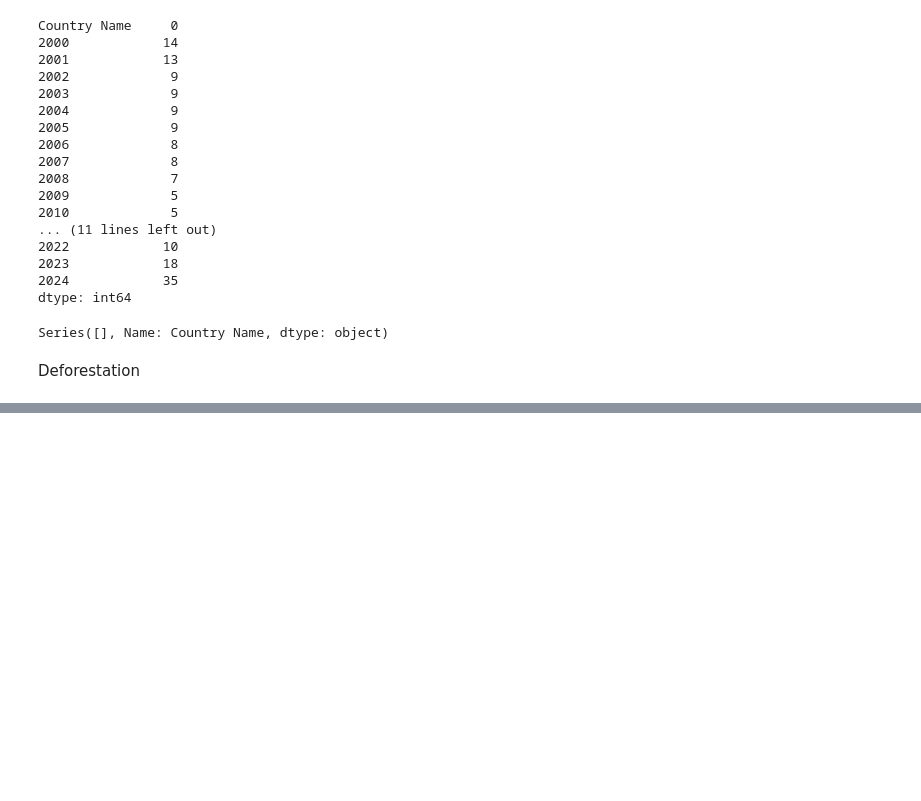
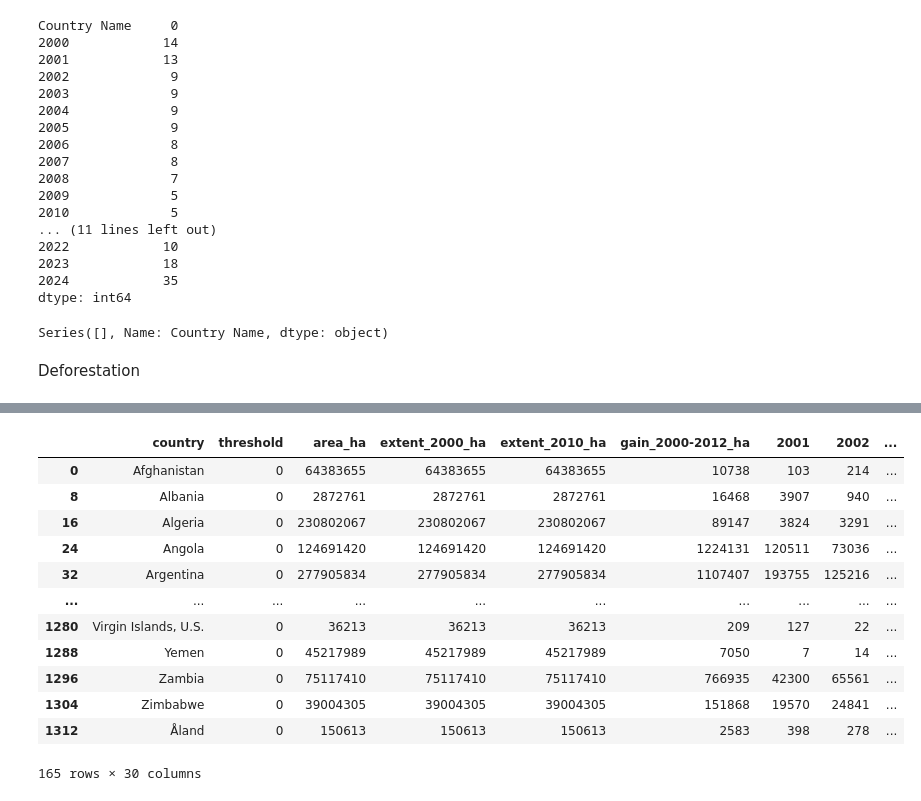
Before and after one commit to tai040102/Data-mining-global-co2-emissions, a Jupyter notebook: processing_data/process_data.ipynb, the cells around one changed output, grey strips where cells are left out. Drawn from its saved outputs; the diff is of its cells as text; code cells hidden in the pictures; blank space fills up the shorter version.

```diff
--- a/processing_data/process_data.ipynb
+++ b/processing_data/process_data.ipynb
@@ -197,0 +220,16 @@ df_deforestation
+# %%
+df_deforestation
+# %% [output]
+|  | country | threshold | area_ha | extent_2000_ha | extent_2010_ha | gain_2000-2012_ha | 2001 | 2002 | ... |
+| 0 | Afghanistan | 0 | 64383655 | 64383655 | 64383655 | 10738 | 103 | 214 | ... |
+| 8 | Albania | 0 | 2872761 | 2872761 | 2872761 | 16468 | 3907 | 940 | ... |
+| 16 | Algeria | 0 | 230802067 | 230802067 | 230802067 | 89147 | 3824 | 3291 | ... |
+| 24 | Angola | 0 | 124691420 | 124691420 | 124691420 | 1224131 | 120511 | 73036 | ... |
+| 32 | Argentina | 0 | 277905834 | 277905834 | 277905834 | 1107407 | 193755 | 125216 | ... |
+| ... | ... | ... | ... | ... | ... | ... | ... | ... | ... |
+| 1280 | Virgin Islands, U.S. | 0 | 36213 | 36213 | 36213 | 209 | 127 | 22 | ... |
+| 1288 | Yemen | 0 | 45217989 | 45217989 | 45217989 | 7050 | 7 | 14 | ... |
+| 1296 | Zambia | 0 | 75117410 | 75117410 | 75117410 | 766935 | 42300 | 65561 | ... |
+| 1304 | Zimbabwe | 0 | 39004305 | 39004305 | 39004305 | 151868 | 19570 | 24841 | ... |
+| 1312 | Åland | 0 | 150613 | 150613 | 150613 | 2583 | 398 | 278 | ... |
+165 rows × 30 columns
```
Also changed, not shown: parts of 15 cells of this notebook, 1 other file.
